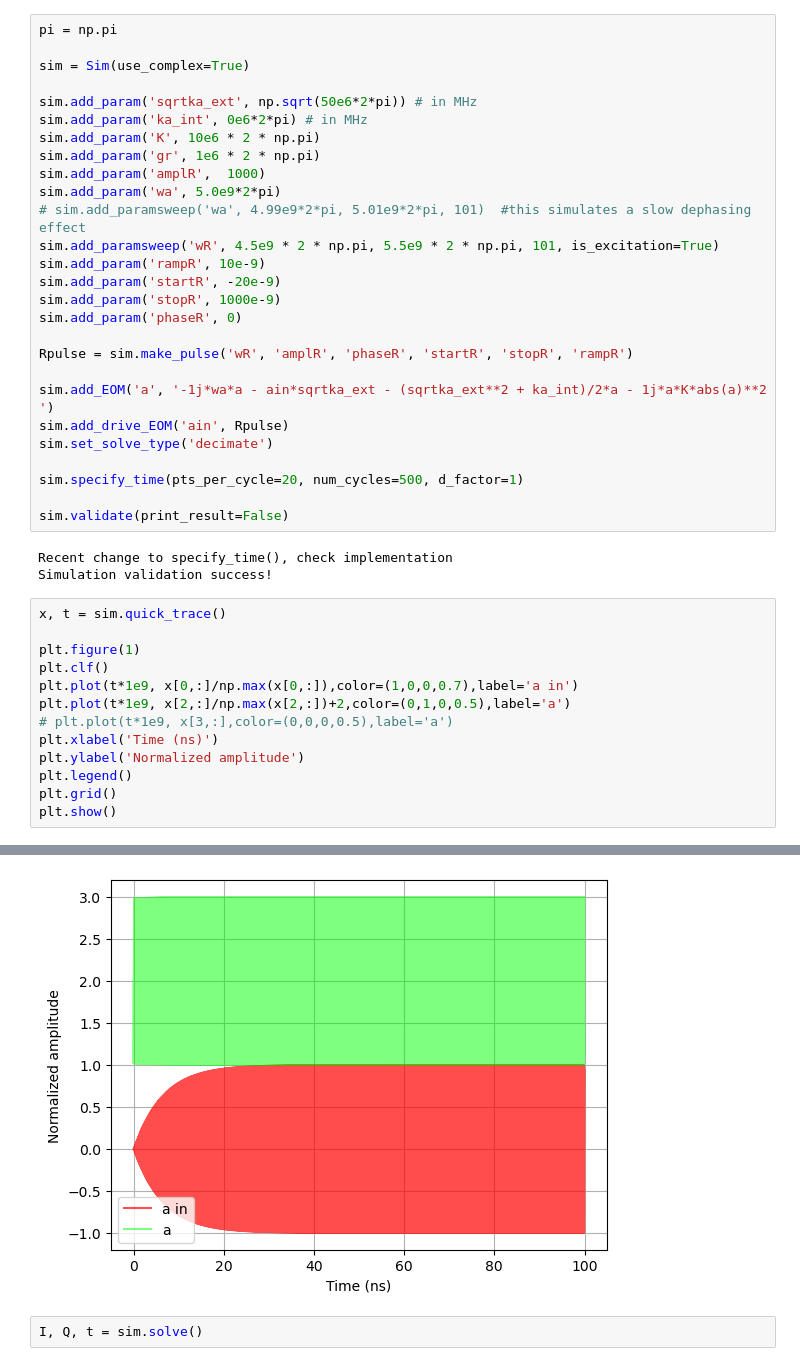
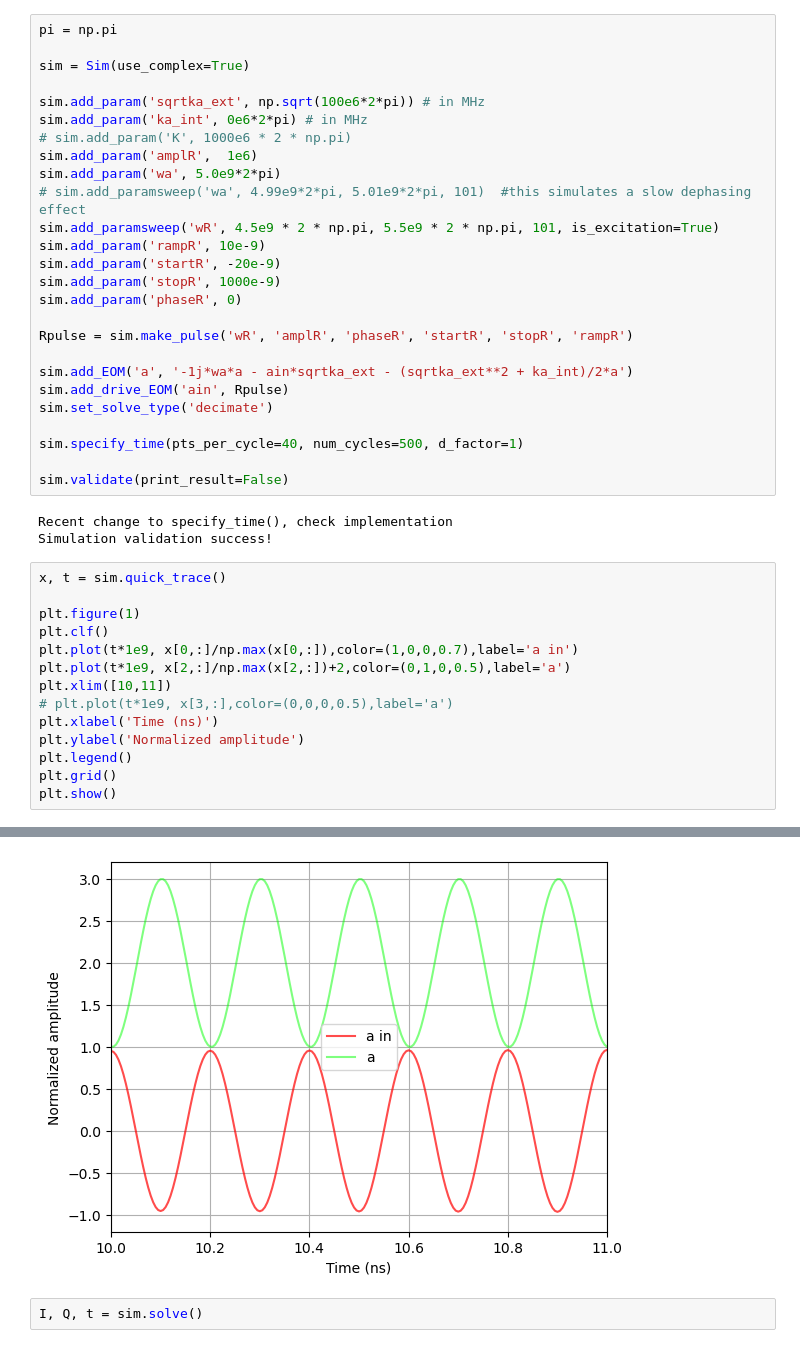
Before and after one commit to borismesits/cuda-cqed, a Jupyter notebook: notebooks/Demo 1 - Mode in reflection decimated.ipynb, the cells around one changed output, grey strips where cells are left out. Saved outputs shown, nothing was run; the diff lists cells and outputs as text.

```diff
--- a/notebooks/Demo 1 - Mode in reflection decimated.ipynb
+++ b/notebooks/Demo 1 - Mode in reflection decimated.ipynb
@@ -19,11 +19,10 @@ pi = np.pi
 
 sim = Sim(use_complex=True)
 
-sim.add_param('sqrtka_ext', np.sqrt(50e6*2*pi)) # in MHz
+sim.add_param('sqrtka_ext', np.sqrt(100e6*2*pi)) # in MHz
 sim.add_param('ka_int', 0e6*2*pi) # in MHz
-sim.add_param('K', 10e6 * 2 * np.pi)
-sim.add_param('gr', 1e6 * 2 * np.pi)
-sim.add_param('amplR',  1000)
+# sim.add_param('K', 1000e6 * 2 * np.pi)
+sim.add_param('amplR',  1e6)
 sim.add_param('wa', 5.0e9*2*pi)
 # sim.add_paramsweep('wa', 4.99e9*2*pi, 5.01e9*2*pi, 101)  #this simulates a slow dephasing effect
 sim.add_paramsweep('wR', 4.5e9 * 2 * np.pi, 5.5e9 * 2 * np.pi, 101, is_excitation=True)
@@ -34,11 +33,11 @@ sim.add_param('phaseR', 0)
 
 Rpulse = sim.make_pulse('wR', 'amplR', 'phaseR', 'startR', 'stopR', 'rampR')
 
-sim.add_EOM('a', '-1j*wa*a - ain*sqrtka_ext - (sqrtka_ext**2 + ka_int)/2*a - 1j*a*K*abs(a)**2 ')
+sim.add_EOM('a', '-1j*wa*a - ain*sqrtka_ext - (sqrtka_ext**2 + ka_int)/2*a')
 sim.add_drive_EOM('ain', Rpulse)
 sim.set_solve_type('decimate')
 
-sim.specify_time(pts_per_cycle=20, num_cycles=500, d_factor=1)
+sim.specify_time(pts_per_cycle=40, num_cycles=500, d_factor=1)
 
 sim.validate(print_result=False)
 # %% [output]
@@ -47,21 +46,22 @@ Simulation validation success!
 # %%
 x, t = sim.quick_trace()
 
 plt.figure(1)
 plt.clf()
 plt.plot(t*1e9, x[0,:]/np.max(x[0,:]),color=(1,0,0,0.7),label='a in')
 plt.plot(t*1e9, x[2,:]/np.max(x[2,:])+2,color=(0,1,0,0.5),label='a')
+plt.xlim([10,11])
 # plt.plot(t*1e9, x[3,:],color=(0,0,0,0.5),label='a')
 plt.xlabel('Time (ns)')
 plt.ylabel('Normalized amplitude')
 plt.legend()
 plt.grid()
 plt.show()
 # %% [output]
 Simulation validation success!
 Running CPU quick solve...
 ...finished CPU quick solve!
-[figure, old version]
+[figure, new version]
 # %%
 I, Q, t = sim.solve()
 # %% [output]
```
Also changed, not shown: parts of 1 cell of this notebook, 5 other files.
